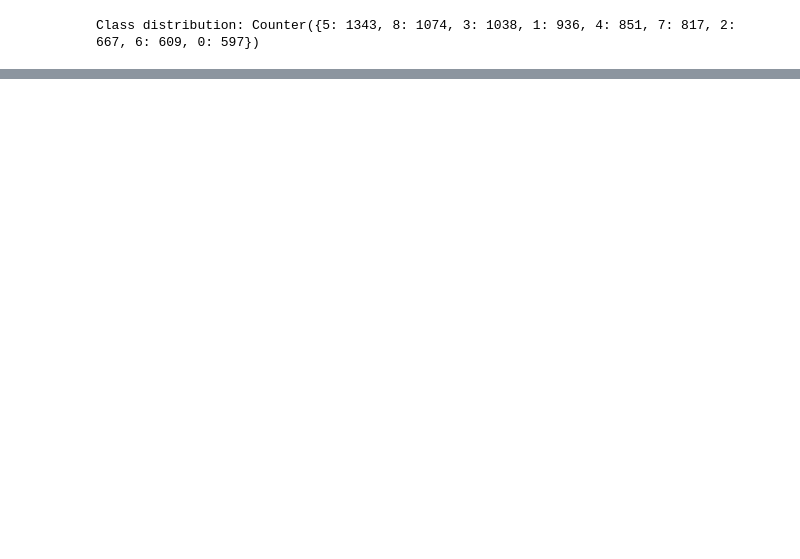
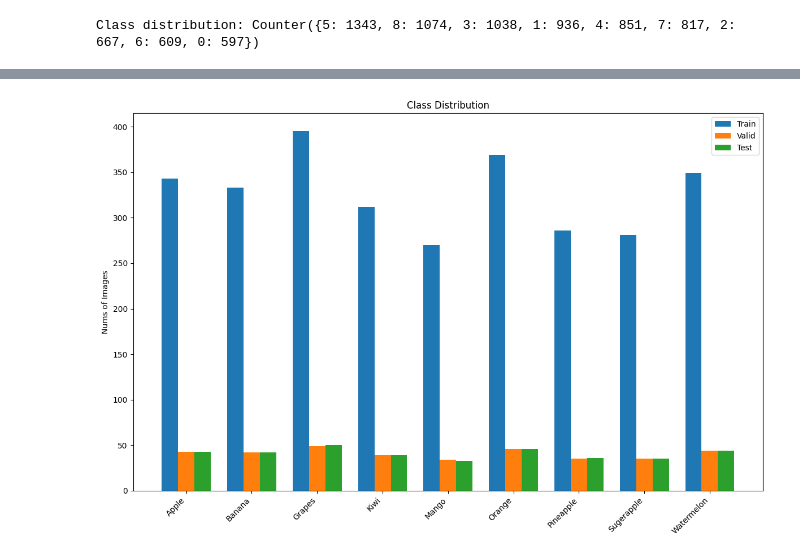
Before and after one commit to sangoonthego/pbl4-yolov8-fruit-detection, a Jupyter notebook: exploring_data.ipynb, the cells around one changed output, grey strips where cells are left out. Saved outputs shown, nothing was run; the diff lists cells and outputs as text; code cells hidden in the pictures; blank space fills up the shorter version.

```diff
--- a/exploring_data.ipynb
+++ b/exploring_data.ipynb
@@ -6,10 +11,10 @@ import matplotlib.pyplot as plt
 # %%
 folders = ["train", "valid", "test"]
 
-for f in folders:
-    img_path = f"raw_data/{f}/images"
-    label_path = f"raw_data/{f}/labels"
-    print(f"{f}: {len(os.listdir(img_path))} images, {len(os.listdir(label_path))} labels")
+for folder in folders:
+    img_path = f"raw_data/{folder}/images"
+    label_path = f"raw_data/{folder}/labels"
+    print(f"{folder}: {len(os.listdir(img_path))} images, {len(os.listdir(label_path))} labels")
 # %% [output]
 train: 3405 images, 3405 labels
 valid: 161 images, 161 labels
@@ -17,7 +24,7 @@ test: 158 images, 158 labels
 # %%
 all_labels = []
-for f in folders:
-    label_path = f"raw_data/{f}/labels"
+for folder in folders:
+    label_path = f"raw_data/{folder}/labels"
     for file in os.listdir(label_path):
         with open(os.path.join(label_path, file), "r") as txt:
             for line in txt:
@@ -52,0 +176,28 @@ for lf in label_files:
+# %%
+import pandas as pd
+import numpy as np
+df_counts = pd.DataFrame(final_counts).fillna(0).astype(int)
+
+# Sort the index alphabetically for consistent plotting
+df_counts = df_counts.reindex(sorted(df_counts.index))
+
+fig, ax = plt.subplots(figsize=(12, 8))
+width = 0.25
+
+x = np.arange(len(df_counts.index))
+
+ax.bar(x - width, df_counts['train'], width, label='Train')
+ax.bar(x, df_counts['valid'], width, label='Valid')
+ax.bar(x + width, df_counts['test'], width, label='Test')
+
+ax.set_ylabel("Nums of Images")
+ax.set_title("Class Distribution")
+ax.set_xticks(x)
+ax.set_xticklabels(df_counts.index, rotation=45, ha="right")
+ax.legend()
+plt.tight_layout()
+
+# Save the plot to a file
+plt.savefig('label_distribution_bar_chart.png')
+# %% [output]
+[figure, added]
```
Also changed, not shown: parts of 9 cells of this notebook, 2 other files.
